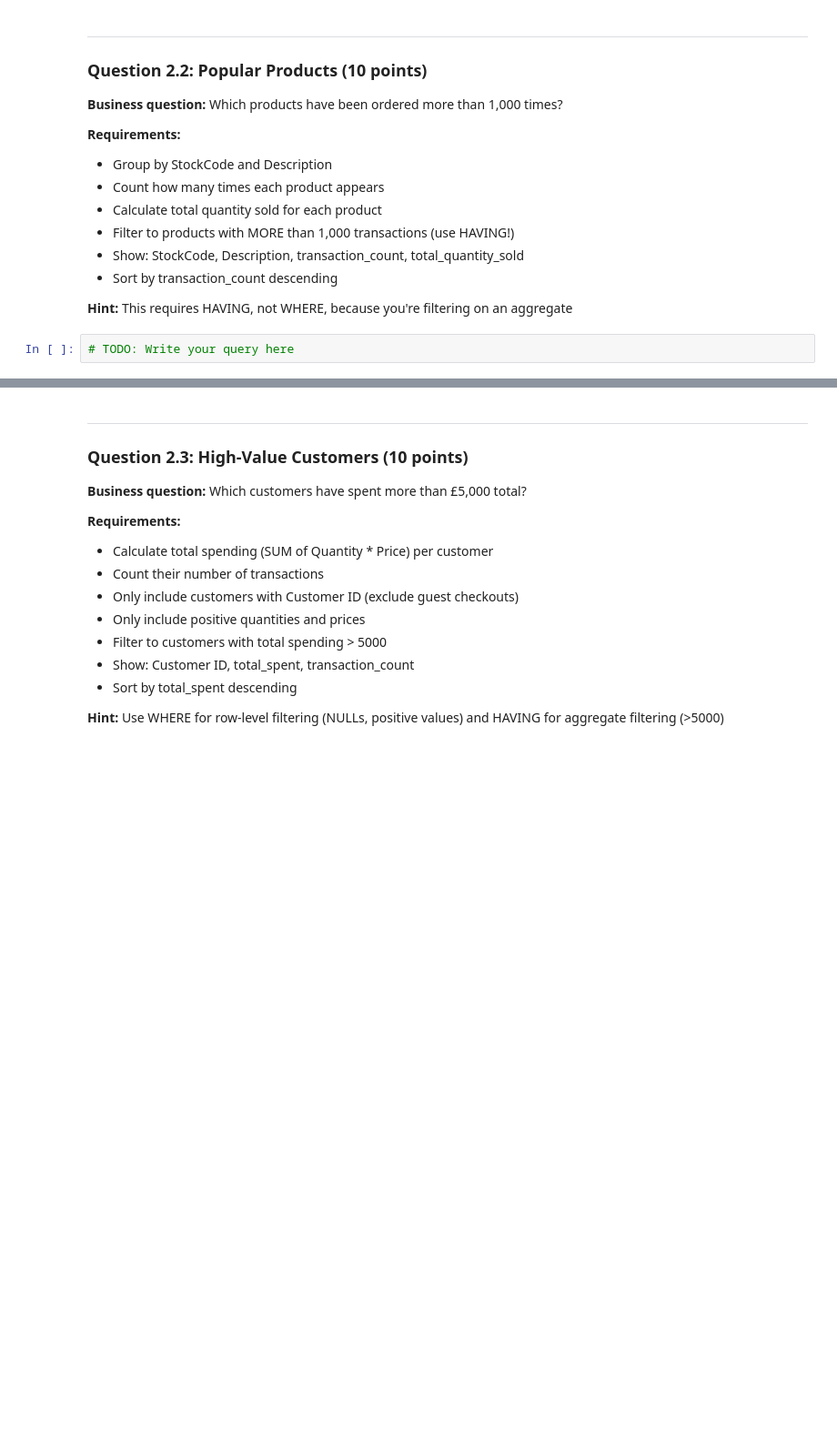
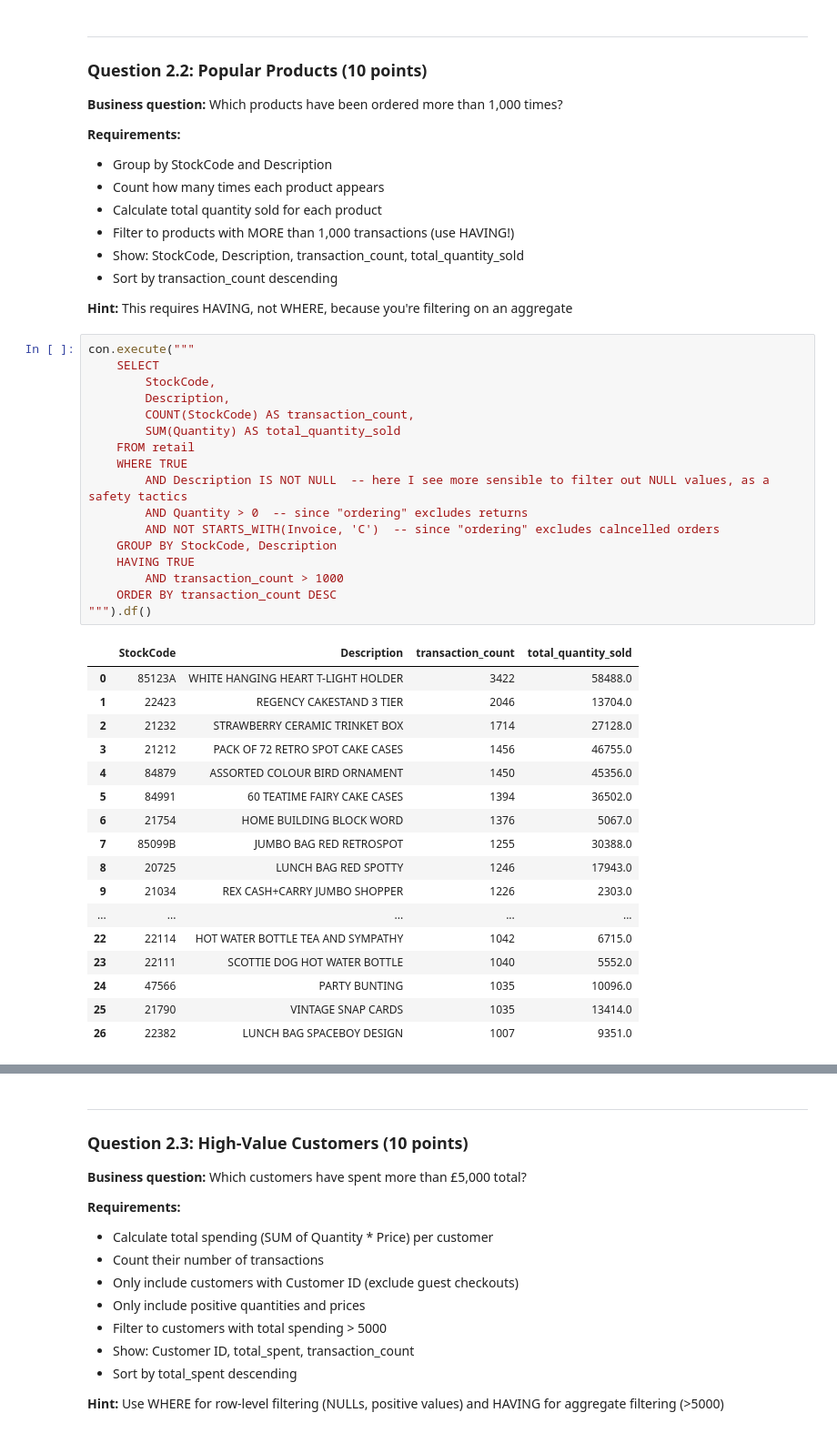
Before and after one commit to balintdecsi/ECBS5294, a Jupyter notebook: assignments/hw1/hw1_balint_decsi.ipynb, the cells around one changed output, grey strips where cells are left out. Shown at 91% size. Drawn from its saved outputs; the diff is of its cells as text; blank space fills up the shorter version.

```diff
--- a/assignments/hw1/hw1_balint_decsi.ipynb
+++ b/assignments/hw1/hw1_balint_decsi.ipynb
@@ -327,8 +371,41 @@ This section tests: COUNT, SUM, AVG, GROUP BY, HAVING, WHERE vs HAVING
 - Sort by transaction_count descending
 
 **Hint:** This requires HAVING, not WHERE, because you're filtering on an aggregate
-# %%
-# TODO: Write your query here
+# %%
+con.execute("""
+    SELECT
+        StockCode,
+        Description,
+        COUNT(StockCode) AS transaction_count,
+        SUM(Quantity) AS total_quantity_sold
+    FROM retail
+    WHERE TRUE
+        AND Description IS NOT NULL  -- here I see more sensible to filter out NULL values, as a safety tactics
+        AND Quantity > 0  -- since "ordering" excludes returns
+        AND NOT STARTS_WITH(Invoice, 'C')  -- since "ordering" excludes calncelled orders
+    GROUP BY StockCode, Description
+    HAVING TRUE
+        AND transaction_count > 1000
+    ORDER BY transaction_count DESC
+""").df()
+# %% [output]
+|  | StockCode | Description | transaction_count | total_quantity_sold |
+| 0 | 85123A | WHITE HANGING HEART T-LIGHT HOLDER | 3422 | 58488.0 |
+| 1 | 22423 | REGENCY CAKESTAND 3 TIER | 2046 | 13704.0 |
+| 2 | 21232 | STRAWBERRY CERAMIC TRINKET BOX | 1714 | 27128.0 |
+| 3 | 21212 | PACK OF 72 RETRO SPOT CAKE CASES | 1456 | 46755.0 |
+| 4 | 84879 | ASSORTED COLOUR BIRD ORNAMENT | 1450 | 45356.0 |
+| 5 | 84991 | 60 TEATIME FAIRY CAKE CASES | 1394 | 36502.0 |
+| 6 | 21754 | HOME BUILDING BLOCK WORD | 1376 | 5067.0 |
+| 7 | 85099B | JUMBO BAG RED RETROSPOT | 1255 | 30388.0 |
+| 8 | 20725 | LUNCH BAG RED SPOTTY | 1246 | 17943.0 |
+| 9 | 21034 | REX CASH+CARRY JUMBO SHOPPER | 1226 | 2303.0 |
+| ... | ... | ... | ... | ... |
+| 22 | 22114 | HOT WATER BOTTLE TEA AND SYMPATHY | 1042 | 6715.0 |
+| 23 | 22111 | SCOTTIE DOG HOT WATER BOTTLE | 1040 | 5552.0 |
+| 24 | 47566 | PARTY BUNTING | 1035 | 10096.0 |
+| 25 | 21790 | VINTAGE SNAP CARDS | 1035 | 13414.0 |
+| 26 | 22382 | LUNCH BAG SPACEBOY DESIGN | 1007 | 9351.0 |
 # %% [markdown]
 **TODO: Explain why you used HAVING instead of WHERE for the >1000 filter:**
 
```
Also changed, not shown: parts of 10 cells of this notebook.
